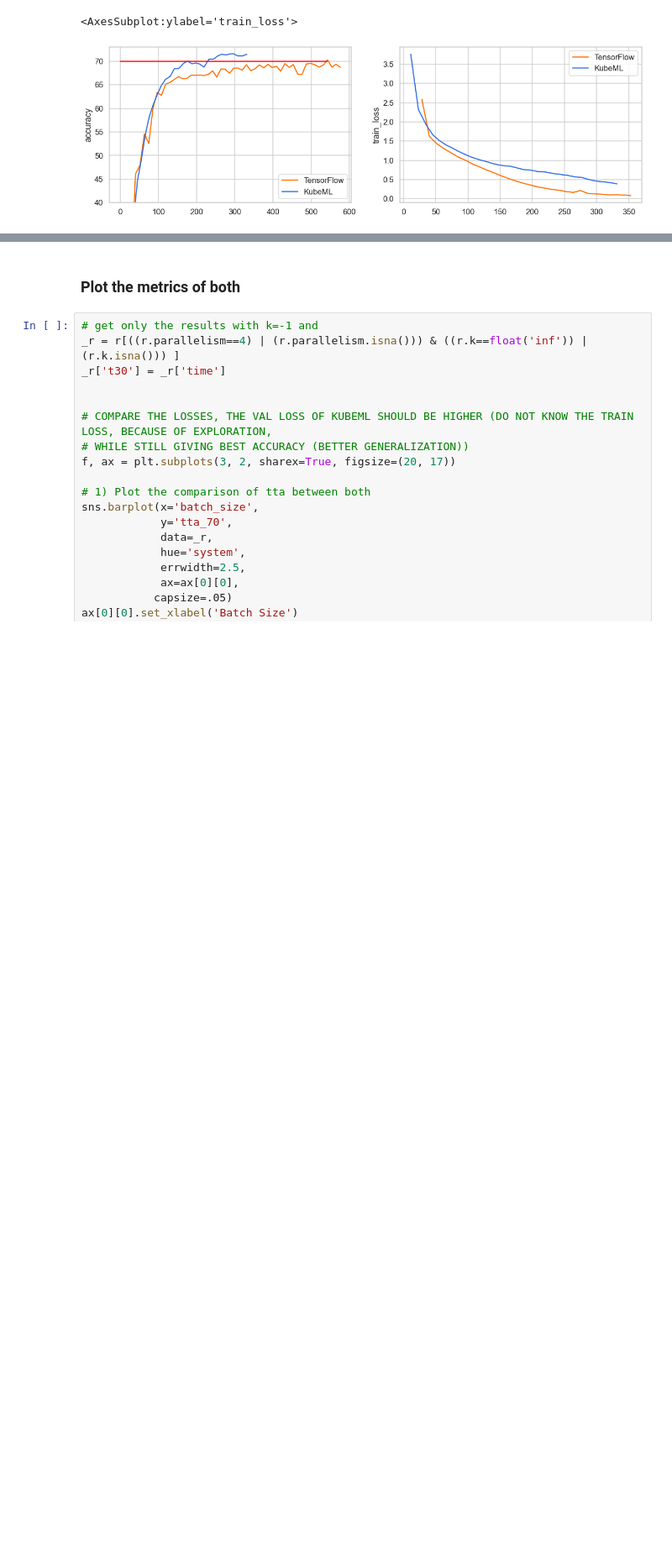
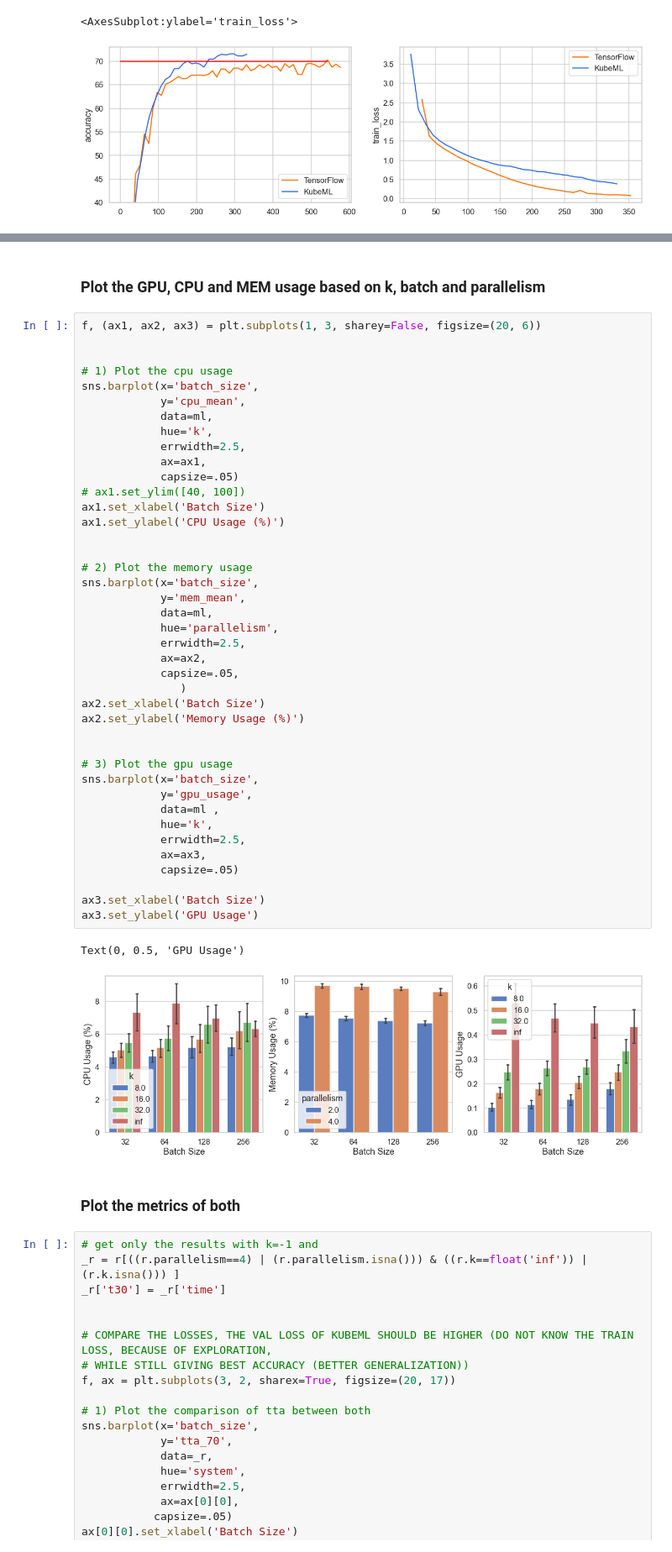
Before and after one commit to DiegoStock12/kubeml, a Jupyter notebook: ml/experiments/insights.ipynb, the cells around one changed output, grey strips where cells are left out. Shown at 84% size. Cells and saved outputs as stored; diff of their text form; blank space fills up the shorter version.

```diff
--- a/ml/experiments/insights.ipynb
+++ b/ml/experiments/insights.ipynb
@@ -599,3 +618,49 @@ sns.lineplot(x=kubesample.epoch_duration,
+# %% [markdown]
+### Plot the GPU, CPU and MEM usage based on k, batch and parallelism
+# %%
+f, (ax1, ax2, ax3) = plt.subplots(1, 3, sharey=False, figsize=(20, 6))
+
+
+# 1) Plot the cpu usage
+sns.barplot(x='batch_size',
+            y='cpu_mean',
+            data=ml,
+            hue='k',
+            errwidth=2.5,
+            ax=ax1,
+            capsize=.05)
+# ax1.set_ylim([40, 100])
+ax1.set_xlabel('Batch Size')
+ax1.set_ylabel('CPU Usage (%)')
+
+
+# 2) Plot the memory usage
+sns.barplot(x='batch_size',
+            y='mem_mean',
+            data=ml,
+            hue='parallelism',
+            errwidth=2.5,
+            ax=ax2,
+            capsize=.05,
+               )
+ax2.set_xlabel('Batch Size')
+ax2.set_ylabel('Memory Usage (%)')
+
+
+# 3) Plot the gpu usage
+sns.barplot(x='batch_size',
+            y='gpu_usage',
+            data=ml ,
+            hue='k',
+            errwidth=2.5,
+            ax=ax3,
+            capsize=.05)
+
+ax3.set_xlabel('Batch Size')
+ax3.set_ylabel('GPU Usage')
+# %% [output]
+Text(0, 0.5, 'GPU Usage')
+[figure, added]
 # %% [markdown]
 ### Plot the metrics of both
 # %%
```
Also changed, not shown: parts of 1 cell of this notebook, 1 other file.
